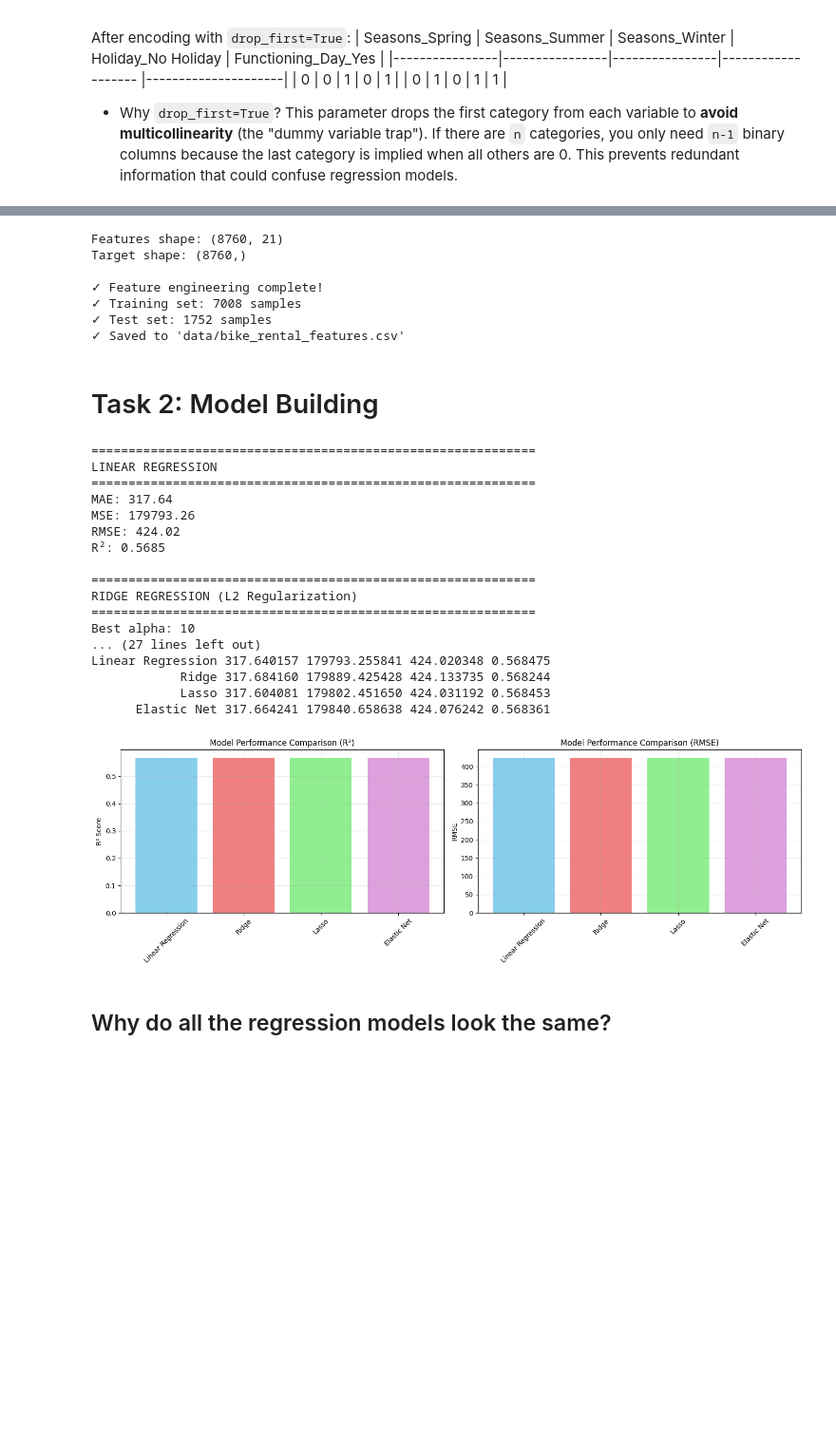
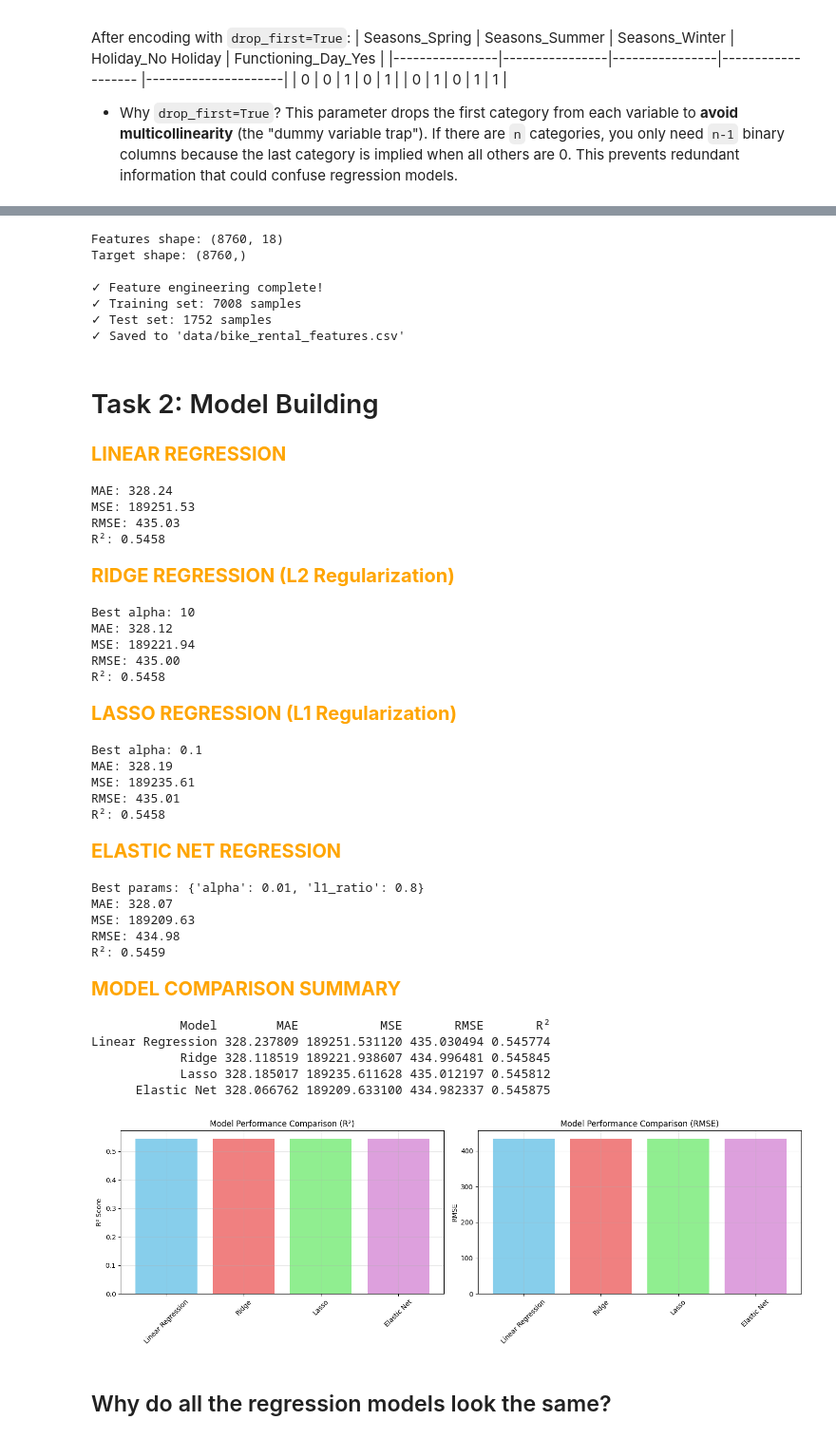
Before and after one commit to rlogwood/fs-rl-notebooks, a Jupyter notebook: assignments/unit3_machine_learning/ML_Incremental_Capstone/ForecastHourlyBikeRentals.ipynb, the cells around one changed output, grey strips where cells are left out. Shown at 95% size. Drawn from its saved outputs; the diff is of its cells as text; code cells hidden in the pictures; blank space fills up the shorter version.

```diff
--- a/assignments/unit3_machine_learning/ML_Incremental_Capstone/ForecastHourlyBikeRentals.ipynb
+++ b/assignments/unit3_machine_learning/ML_Incremental_Capstone/ForecastHourlyBikeRentals.ipynb
@@ -98,3 +98,5 @@ The typical workflow is to try all approaches with cross-validation to tune the
+# %%
+HIGH_CORRELATION_THRESHOLD = 0.8
 # %% [markdown]
 # Imports
 # %%
@@ -281,12 +283,11 @@ New temporal features added:
 ## Perform correlation analysis
 - drop highly correlated features
 # %%
-reload_lib_modules()
 # make a copy before correlated feature removal
 orig_df = df.copy()
 
 # remove correlated features
-(df, dropped_cols) = ca.drop_highly_correlated_features(df, target_col='Rented_Bike_Count', correlation_threshold=0.8)
+(df, dropped_cols) = ca.drop_highly_correlated_features(df, target_col='Rented_Bike_Count', correlation_threshold=HIGH_CORRELATION_THRESHOLD)
 
 
 
@@ -395,7 +396,7 @@ print(f"✓ Training set: {X_train_scaled.shape[0]} samples")
 print(f"✓ Test set: {X_test_scaled.shape[0]} samples")
 print(f"✓ Saved to 'data/bike_rental_features.csv'")
 # %% [output]
-Features shape: (8760, 21)
+Features shape: (8760, 18)
 Target shape: (8760,)
 
 ✓ Feature engineering complete!
@@ -411,9 +412,7 @@ from sklearn.metrics import mean_absolute_error, mean_squared_error, r2_score
 import matplotlib.pyplot as plt
 
 # 1. Linear Regression
-print("="*60)
-print("LINEAR REGRESSION")
-print("="*60)
+tu.print_heading("LINEAR REGRESSION")
 lr_model = LinearRegression()
 lr_model.fit(X_train_scaled, y_train)
 lr_pred = lr_model.predict(X_test_scaled)
@@ -428,9 +427,7 @@ print(f"RMSE: {np.sqrt(lr_mse):.2f}")
 print(f"R²: {lr_r2:.4f}")
 
 # 2. Ridge Regression with hyperparameter tuning
-print("\n" + "="*60)
-print("RIDGE REGRESSION (L2 Regularization)")
-print("="*60)
+tu.print_heading("RIDGE REGRESSION (L2 Regularization)")
 ridge_params = {'alpha': [0.001, 0.01, 0.1, 1, 10, 100, 1000]}
 ridge = Ridge()
 ridge_grid = GridSearchCV(ridge, ridge_params, cv=5, scoring='r2', n_jobs=-1)
@@ -444,9 +441,7 @@ print(f"RMSE: {np.sqrt(mean_squared_error(y_test, ridge_pred)):.2f}")
 print(f"R²: {r2_score(y_test, ridge_pred):.4f}")
 
 # 3. Lasso Regression
-print("\n" + "="*60)
-print("LASSO REGRESSION (L1 Regularization)")
-print("="*60)
+tu.print_heading("LASSO REGRESSION (L1 Regularization)")
 lasso_params = {'alpha': [0.001, 0.01, 0.1, 1, 10, 100]}
 lasso = Lasso(max_iter=10000)
 lasso_grid = GridSearchCV(lasso, lasso_params, cv=5, scoring='r2', n_jobs=-1)
@@ -460,9 +455,8 @@ print(f"RMSE: {np.sqrt(mean_squared_error(y_test, lasso_pred)):.2f}")
 print(f"R²: {r2_score(y_test, lasso_pred):.4f}")
 
 # 4. Elastic Net Regression
-print("\n" + "="*60)
-print("ELASTIC NET REGRESSION")
-print("="*60)
+tu.print_heading("ELASTIC NET REGRESSION")
+
 elasticnet_params = {
     'alpha': [0.001, 0.01, 0.1, 1, 10],
     'l1_ratio': [0.2, 0.5, 0.8]
@@ -479,9 +473,7 @@ print(f"RMSE: {np.sqrt(mean_squared_error(y_test, elasticnet_pred)):.2f}")
 print(f"R²: {r2_score(y_test, elasticnet_pred):.4f}")
 
 # Compare all models
-print("\n" + "="*60)
-print("MODEL COMPARISON SUMMARY")
-print("="*60)
+tu.print_heading("MODEL COMPARISON SUMMARY")
 
 models_results = {
     'Linear Regression': {'pred': lr_pred, 'r2': lr_r2},
@@ -493,51 +485,63 @@ models_results = {
 comparison_df = pd.DataFrame({
     'Model': list(models_results.keys()),
     'MAE': [mean_absolute_error(y_test, models_results[m]['pred']) for m in models_results],
     'MSE': [mean_squared_error(y_test, models_results[m]['pred']) for m in models_results],
     'RMSE': [np.sqrt(mean_squared_error(y_test, models_results[m]['pred'])) for m in models_results],
     'R²': [models_results[m]['r2'] for m in models_results]
 })
 
 print(comparison_df.to_string(index=False))
 
 # Visualize comparison
 fig, axes = plt.subplots(1, 2, figsize=(15, 5))
 
 # Bar plot of R² scores
 axes[0].bar(comparison_df['Model'], comparison_df['R²'], color=['skyblue', 'lightcoral', 'lightgreen', 'plum'])
 axes[0].set_ylabel('R² Score')
 axes[0].set_title('Model Performance Comparison (R²)')
 axes[0].tick_params(axis='x', rotation=45)
 axes[0].grid(True, alpha=0.3)
 
 # Bar plot of RMSE
 axes[1].bar(comparison_df['Model'], comparison_df['RMSE'], color=['skyblue', 'lightcoral', 'lightgreen', 'plum'])
 axes[1].set_ylabel('RMSE')
 axes[1].set_title('Model Performance Comparison (RMSE)')
 axes[1].tick_params(axis='x', rotation=45)
 axes[1].grid(True, alpha=0.3)
 
 plt.tight_layout()
 plt.show()
 # %% [output]
+LINEAR REGRESSION
-============================================================
-LINEAR REGRESSION
-============================================================
-MAE: 317.64
-MSE: 179793.26
-RMSE: 424.02
-R²: 0.5685
-
-============================================================
-RIDGE REGRESSION (L2 Regularization)
-============================================================
-Best alpha: 10
-... (27 lines left out)
-Linear Regression 317.640157 179793.255841 424.020348 0.568475
-            Ridge 317.684160 179889.425428 424.133735 0.568244
-            Lasso 317.604081 179802.451650 424.031192 0.568453
-      Elastic Net 317.664241 179840.658638 424.076242 0.568361
+MAE: 328.24
+MSE: 189251.53
+RMSE: 435.03
+R²: 0.5458
+RIDGE REGRESSION (L2 Regularization)
+Best alpha: 10
+MAE: 328.12
+MSE: 189221.94
+RMSE: 435.00
+R²: 0.5458
+LASSO REGRESSION (L1 Regularization)
+Best alpha: 0.1
+MAE: 328.19
+MSE: 189235.61
+RMSE: 435.01
+R²: 0.5458
+ELASTIC NET REGRESSION
+Best params: {'alpha': 0.01, 'l1_ratio': 0.8}
+MAE: 328.07
+MSE: 189209.63
+RMSE: 434.98
+R²: 0.5459
+MODEL COMPARISON SUMMARY
+            Model        MAE           MSE       RMSE       R²
+Linear Regression 328.237809 189251.531120 435.030494 0.545774
+            Ridge 328.118519 189221.938607 434.996481 0.545845
+            Lasso 328.185017 189235.611628 435.012197 0.545812
+      Elastic Net 328.066762 189209.633100 434.982337 0.545875
-[figure, old version]
+[figure, new version]
 # %% [markdown]
 ## Why do all the regression models look the same?
 # %%
```
Also changed, not shown: parts of 9 cells of this notebook, 1 other file.
